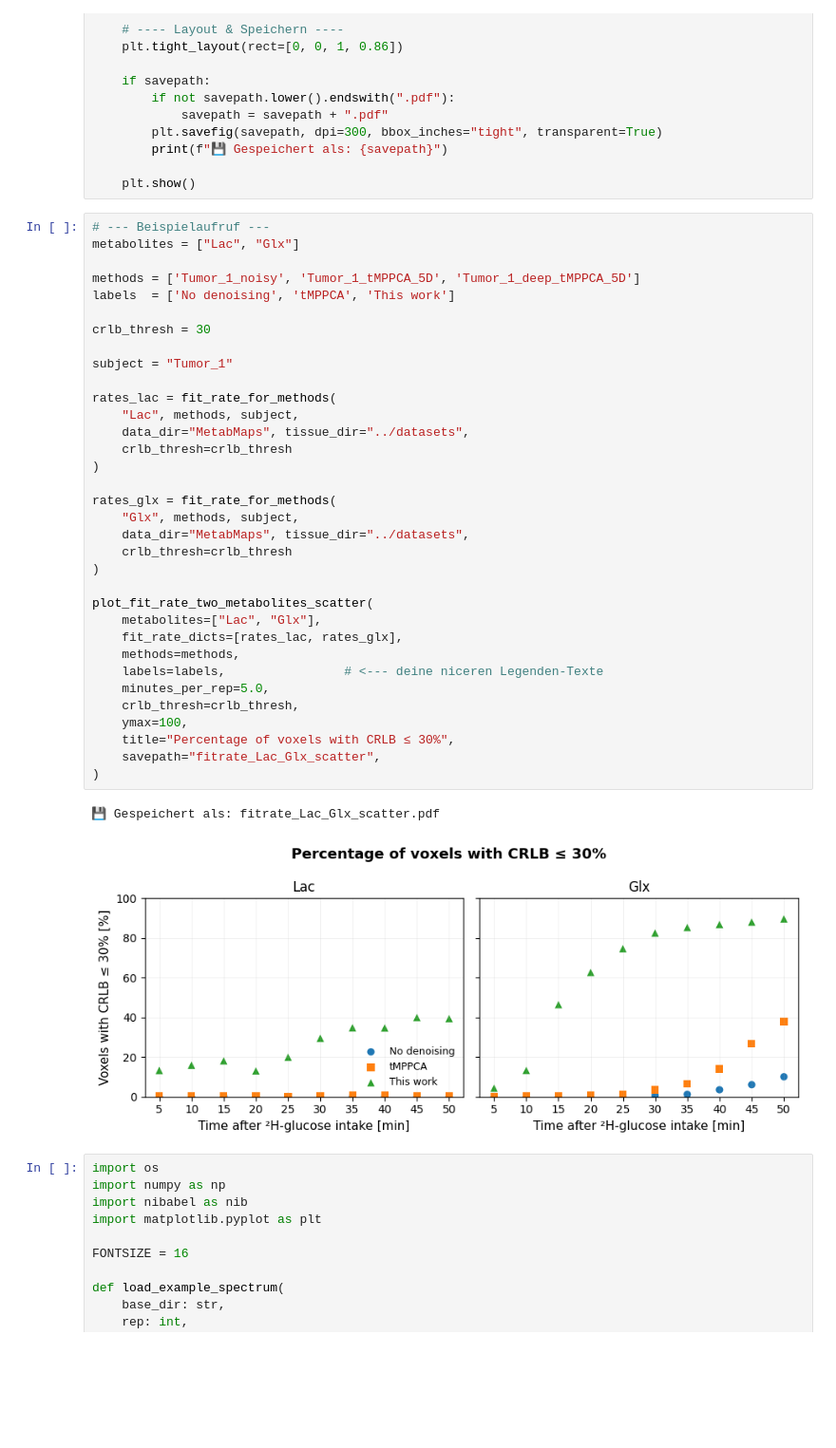
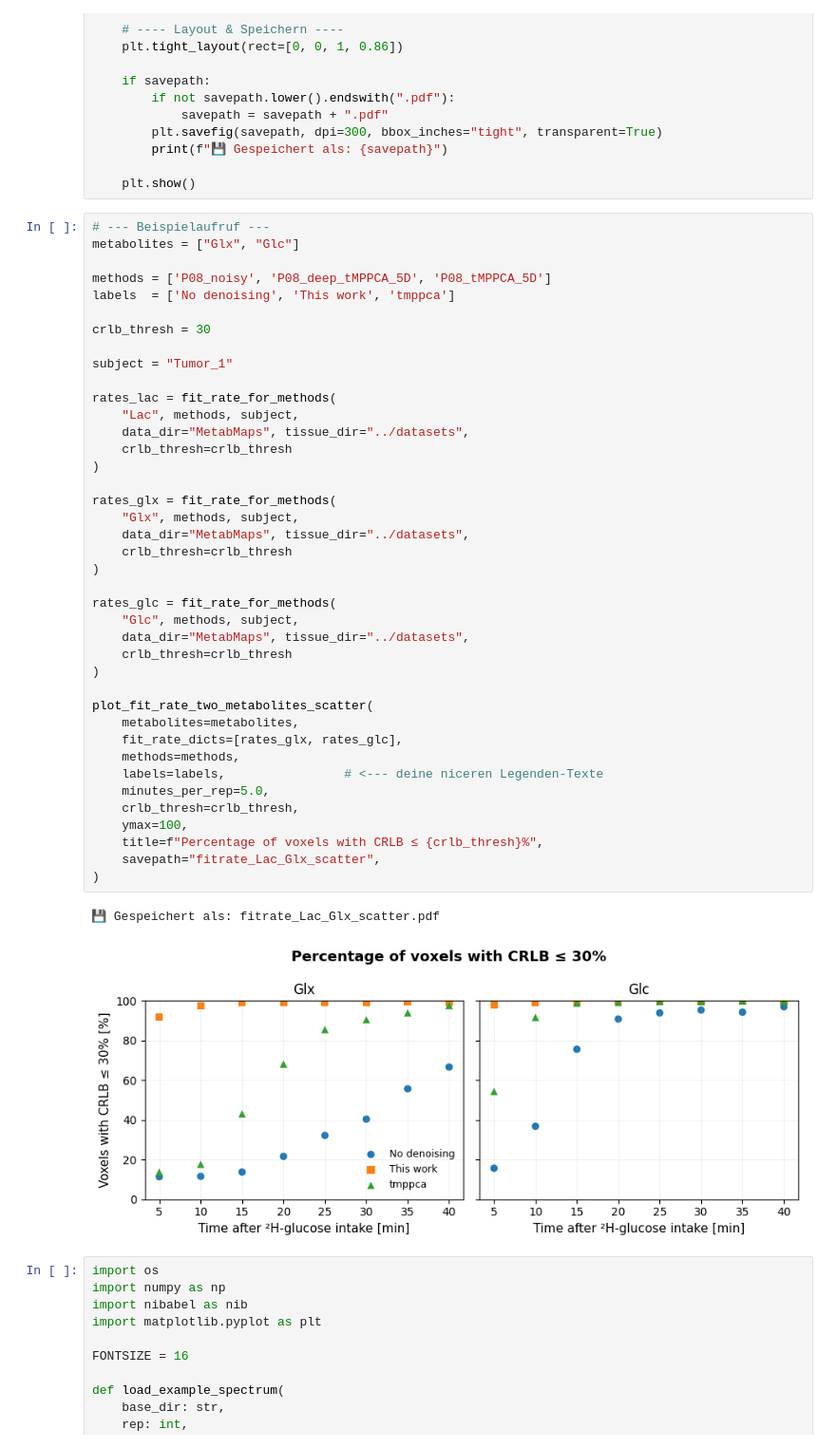
Before and after one commit to EdgarFischer/DMI_Denoising, a Jupyter notebook: notebooks/GraphikenISMRM_healthy.ipynb, the cells around one changed output. Shown at 95% size. Saved outputs shown, nothing was run; the diff lists cells and outputs as text; blank space fills up the shorter version.

```diff
--- a/notebooks/GraphikenISMRM_healthy.ipynb
+++ b/notebooks/GraphikenISMRM_healthy.ipynb
@@ -259,41 +259,47 @@ def plot_fit_rate_two_metabolites_scatter(
     plt.show()
 # %%
 # --- Beispielaufruf ---
-metabolites = ["Lac", "Glx"]
+metabolites = ["Glx", "Glc"]
 
-methods = ['Tumor_1_noisy', 'Tumor_1_tMPPCA_5D', 'Tumor_1_deep_tMPPCA_5D']
-labels  = ['No denoising', 'tMPPCA', 'This work']
+methods = ['P08_noisy', 'P08_deep_tMPPCA_5D', 'P08_tMPPCA_5D']
+labels  = ['No denoising', 'This work', 'tmppca']
 
 crlb_thresh = 30
 
 subject = "Tumor_1"
 
 rates_lac = fit_rate_for_methods(
     "Lac", methods, subject,
     data_dir="MetabMaps", tissue_dir="../datasets",
     crlb_thresh=crlb_thresh
 )
 
 rates_glx = fit_rate_for_methods(
     "Glx", methods, subject,
     data_dir="MetabMaps", tissue_dir="../datasets",
     crlb_thresh=crlb_thresh
 )
 
+rates_glc = fit_rate_for_methods(
+    "Glc", methods, subject,
+    data_dir="MetabMaps", tissue_dir="../datasets",
+    crlb_thresh=crlb_thresh
+)
+
 plot_fit_rate_two_metabolites_scatter(
-    metabolites=["Lac", "Glx"],
-    fit_rate_dicts=[rates_lac, rates_glx],
+    metabolites=metabolites,
+    fit_rate_dicts=[rates_glx, rates_glc],
     methods=methods,
     labels=labels,                # <--- deine niceren Legenden-Texte
     minutes_per_rep=5.0,
     crlb_thresh=crlb_thresh,
     ymax=100,
-    title="Percentage of voxels with CRLB ≤ 30%",
+    title=f"Percentage of voxels with CRLB ≤ {crlb_thresh}%",
     savepath="fitrate_Lac_Glx_scatter",
 )
 # %% [output]
 💾 Gespeichert als: fitrate_Lac_Glx_scatter.pdf
-[figure, old version]
+[figure, new version]
 # %%
 import os
 import numpy as np
```
Also changed, not shown: parts of 2 cells of this notebook, 24 other files.
